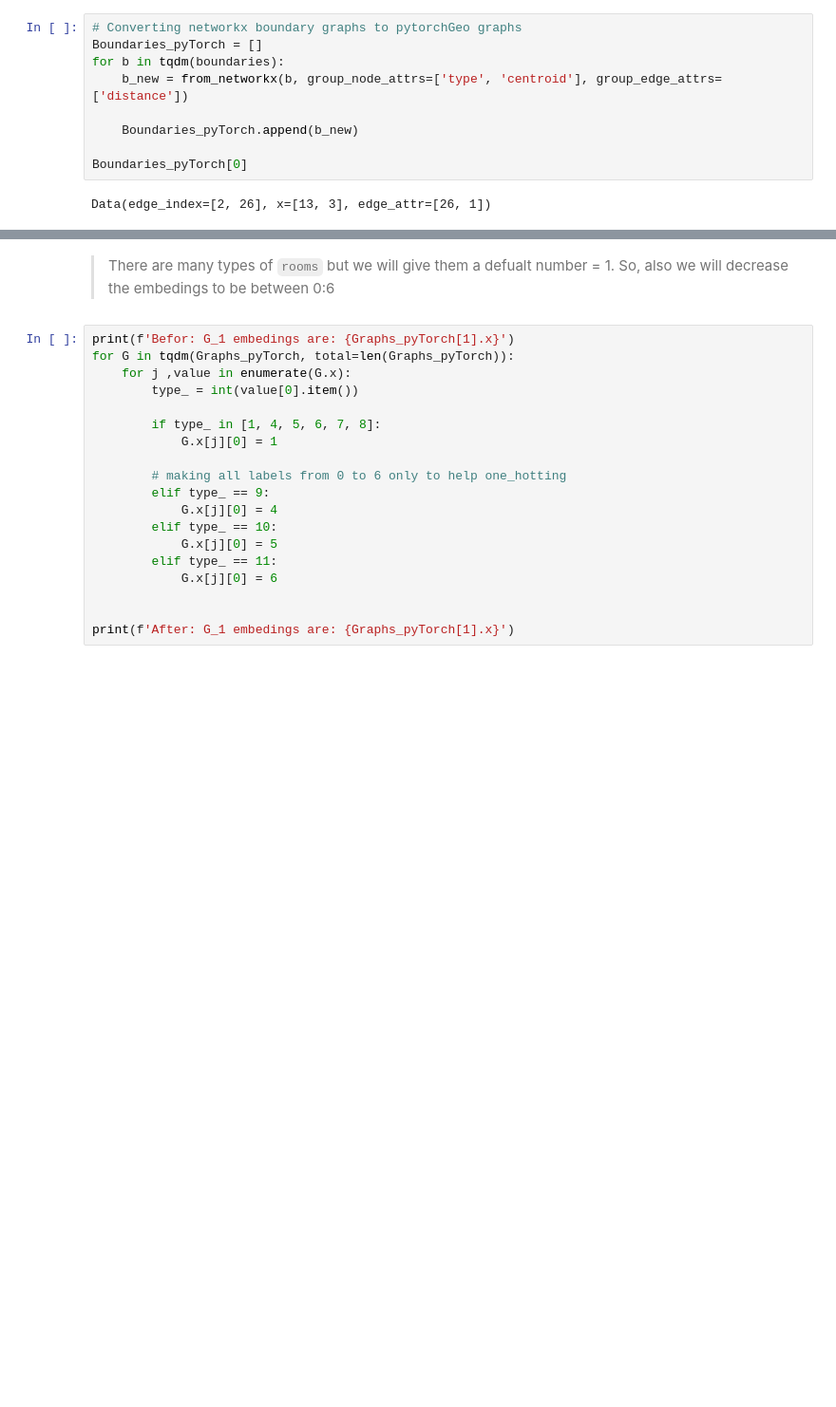
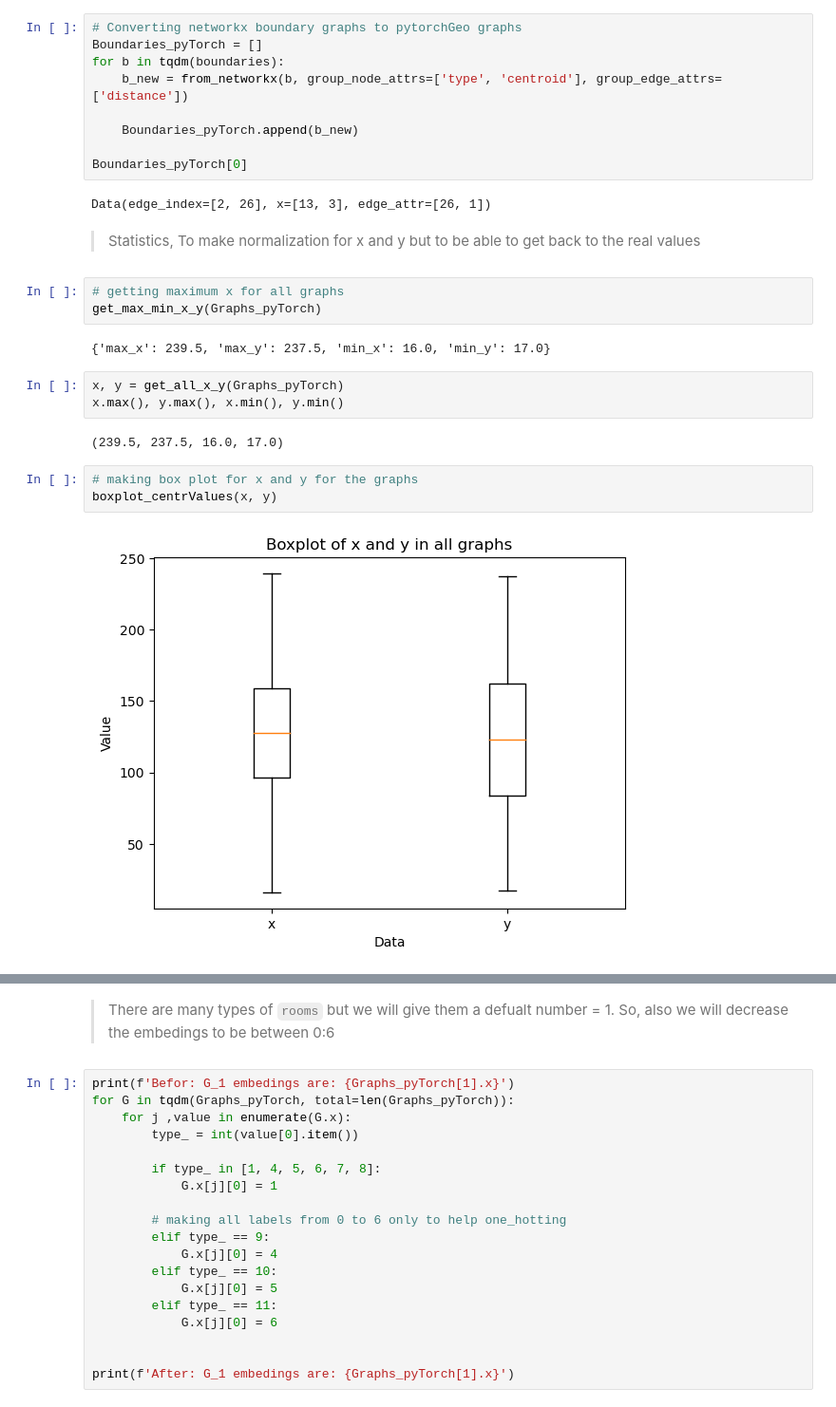
Before and after one commit to mo7amed7assan1911/Floor_Plan_Generation_using_GNNs, a Jupyter notebook: Regressions/squares_w_h.ipynb, the cells around one changed output, grey strips where cells are left out. Shown at 95% size. Drawn from its saved outputs; the diff is of its cells as text; blank space fills up the shorter version.

Commit message:
Adding some statistics to help back to real values after normalize them

```diff
--- a/Regressions/squares_w_h.ipynb
+++ b/Regressions/squares_w_h.ipynb
@@ -168,3 +242,20 @@ for b in tqdm(boundaries):
 Boundaries_pyTorch[0]
 # %% [output]
 Data(edge_index=[2, 26], x=[13, 3], edge_attr=[26, 1])
+# %% [markdown]
+> Statistics, To make normalization for x and y but to be able to get back to the real values
+# %%
+# getting maximum x for all graphs
+get_max_min_x_y(Graphs_pyTorch)
+# %% [output]
+{'max_x': 239.5, 'max_y': 237.5, 'min_x': 16.0, 'min_y': 17.0}
+# %%
+x, y = get_all_x_y(Graphs_pyTorch)
+x.max(), y.max(), x.min(), y.min()
+# %% [output]
+(239.5, 237.5, 16.0, 17.0)
+# %%
+# making box plot for x and y for the graphs
+boxplot_centrValues(x, y)
+# %% [output]
+[figure, added]
```
Also changed, not shown: parts of 19 cells of this notebook.
